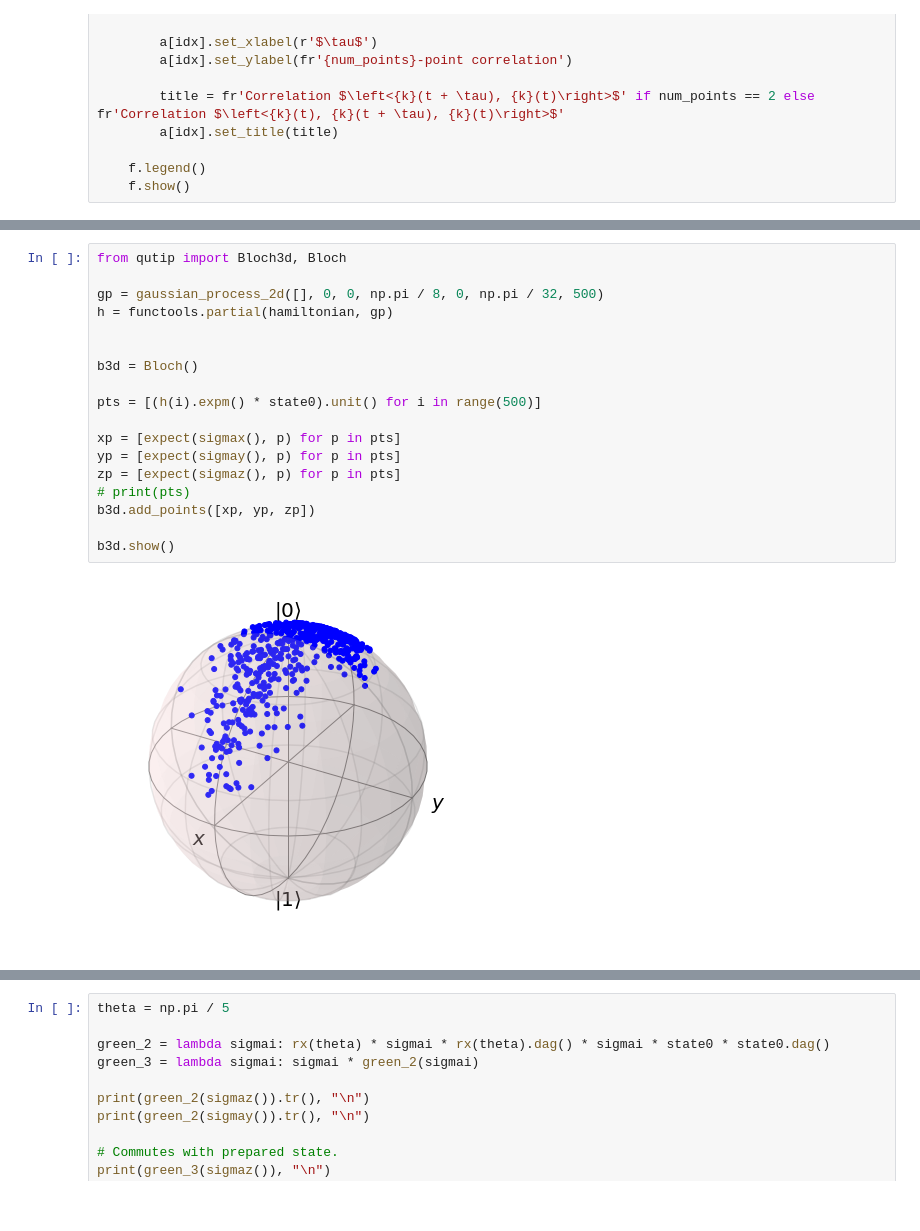
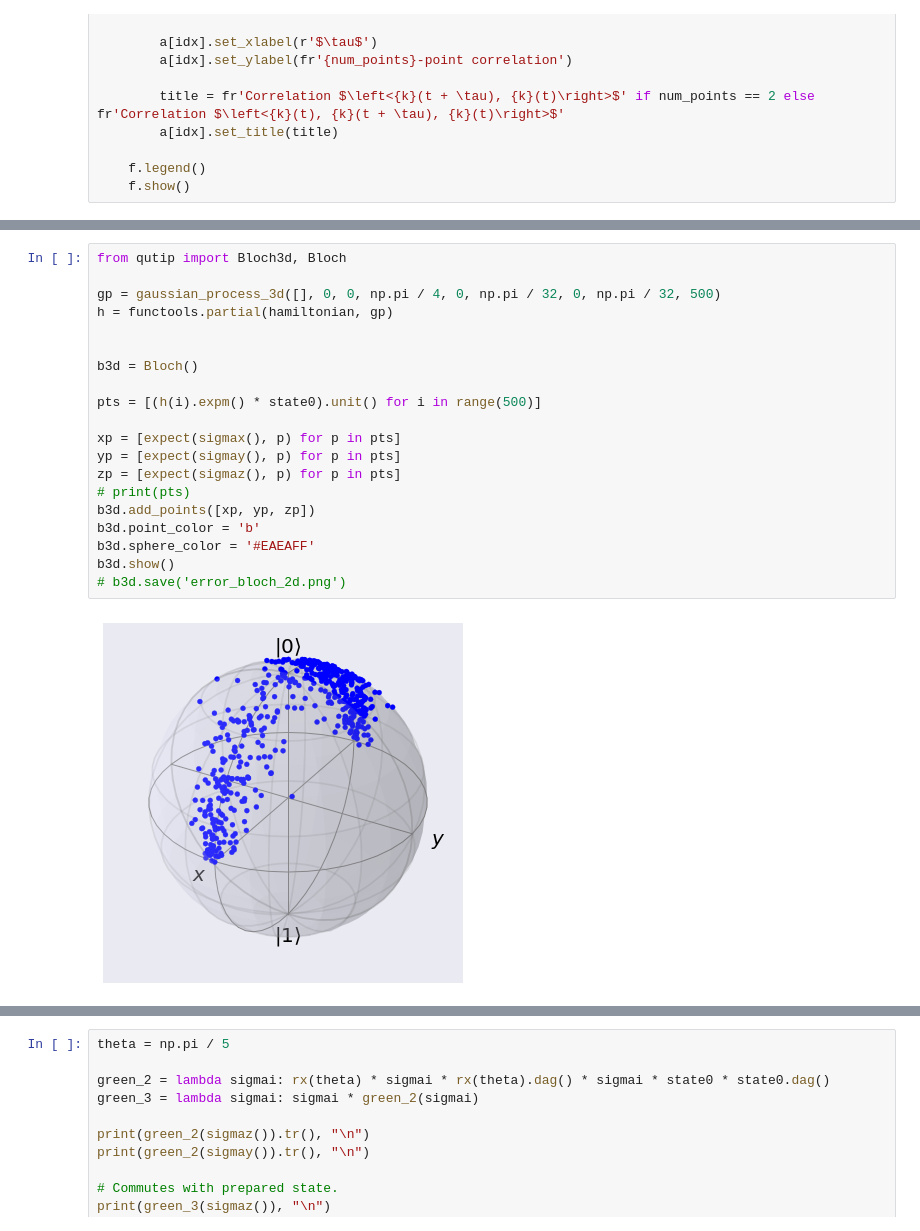
Before and after one commit to farice/SpectatorQubits, a Jupyter notebook: keldysh.ipynb, the cells around one changed output, grey strips where cells are left out. Cells and saved outputs as stored; diff of their text form.

```diff
--- a/keldysh.ipynb
+++ b/keldysh.ipynb
@@ -78,20 +106,22 @@ tlist = np.linspace(0, TAU_MAX - 1, TAU_MAX, dtype=np.int)
 # %%
 from qutip import Bloch3d, Bloch
 
-gp = gaussian_process_2d([], 0, 0, np.pi / 8, 0, np.pi / 32, 500)
+gp = gaussian_process_3d([], 0, 0, np.pi / 4, 0, np.pi / 32, 0, np.pi / 32, 500)
 h = functools.partial(hamiltonian, gp)
 
 
 b3d = Bloch()
 
 pts = [(h(i).expm() * state0).unit() for i in range(500)]
 
 xp = [expect(sigmax(), p) for p in pts]
 yp = [expect(sigmay(), p) for p in pts]
 zp = [expect(sigmaz(), p) for p in pts]
 # print(pts)
 b3d.add_points([xp, yp, zp])
-
+b3d.point_color = 'b'
+b3d.sphere_color = '#EAEAFF'
 b3d.show()
+# b3d.save('error_bloch_2d.png')
 # %% [output]
-[figure, old version]
+[figure, new version]
```
Also changed, not shown: parts of 9 cells of this notebook, 3 other files.
